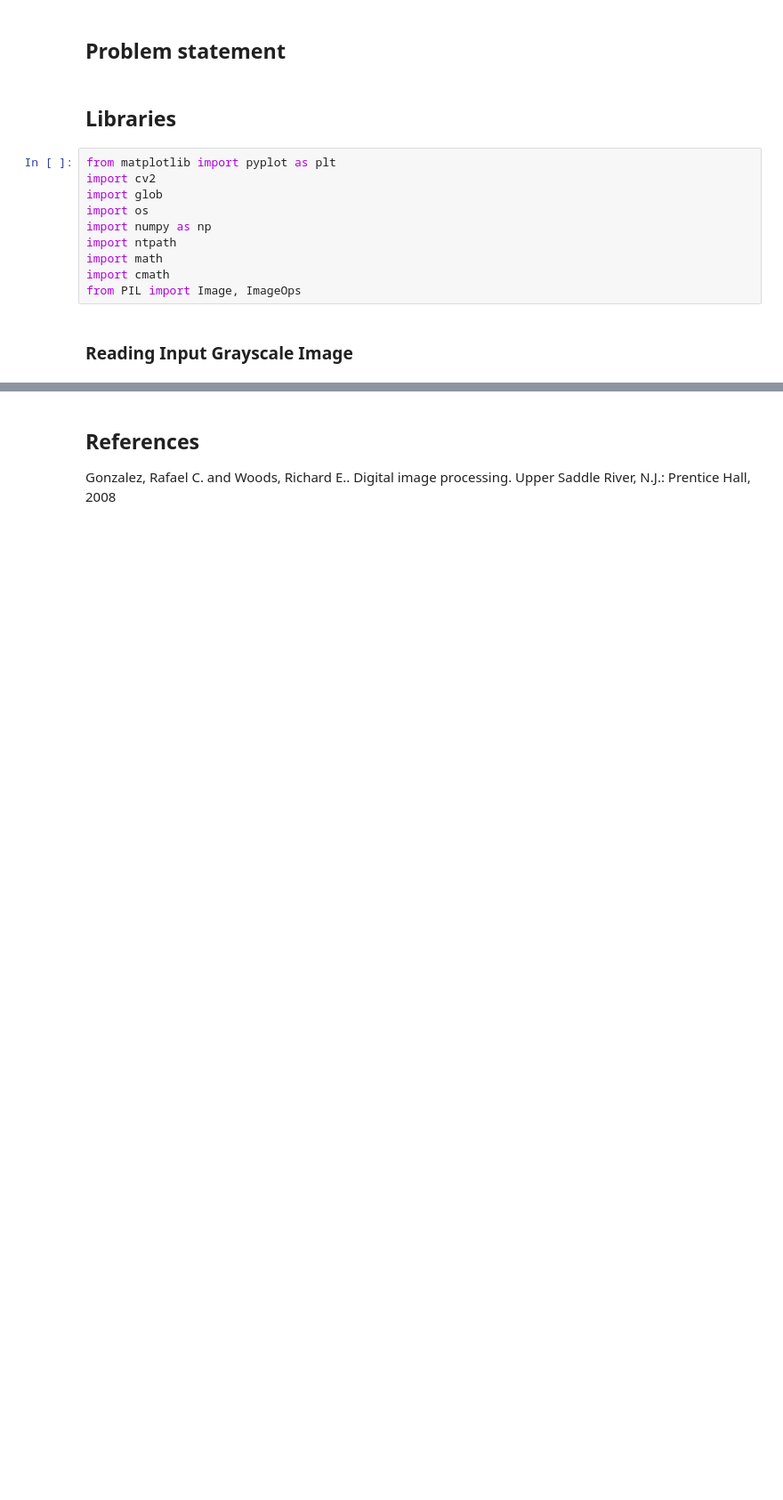
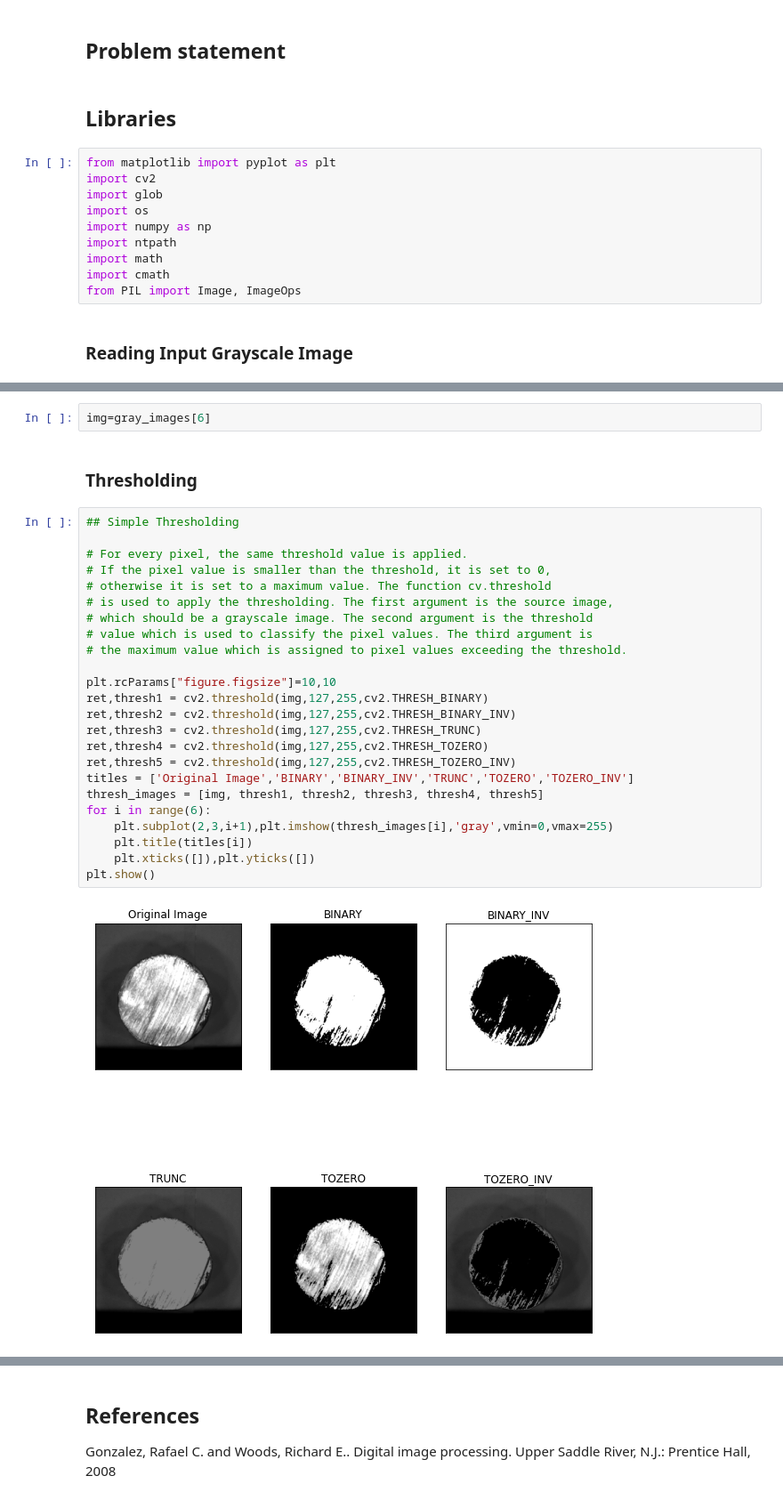
Before and after one commit to rad-mit/CS5102-Digital-Image-Processing-Project, a Jupyter notebook: Project/DIP_Project.ipynb, the cells around one changed output, grey strips where cells are left out. Shown at 89% size. Saved outputs shown, nothing was run; the diff lists cells and outputs as text; blank space fills up the shorter version.

Commit message:
Added Thresholding

```diff
--- a/Project/DIP_Project.ipynb
+++ b/Project/DIP_Project.ipynb
@@ -63,0 +64,30 @@ No. of Images =  8
+# %%
+img=gray_images[6]
+# %% [markdown]
+### Thresholding
+# %%
+## Simple Thresholding
+
+# For every pixel, the same threshold value is applied.
+# If the pixel value is smaller than the threshold, it is set to 0,
+# otherwise it is set to a maximum value. The function cv.threshold
+# is used to apply the thresholding. The first argument is the source image,
+# which should be a grayscale image. The second argument is the threshold
+# value which is used to classify the pixel values. The third argument is
+# the maximum value which is assigned to pixel values exceeding the threshold.
+
+plt.rcParams["figure.figsize"]=10,10
+ret,thresh1 = cv2.threshold(img,127,255,cv2.THRESH_BINARY)
+ret,thresh2 = cv2.threshold(img,127,255,cv2.THRESH_BINARY_INV)
+ret,thresh3 = cv2.threshold(img,127,255,cv2.THRESH_TRUNC)
+ret,thresh4 = cv2.threshold(img,127,255,cv2.THRESH_TOZERO)
+ret,thresh5 = cv2.threshold(img,127,255,cv2.THRESH_TOZERO_INV)
+titles = ['Original Image','BINARY','BINARY_INV','TRUNC','TOZERO','TOZERO_INV']
+thresh_images = [img, thresh1, thresh2, thresh3, thresh4, thresh5]
+for i in range(6):
+    plt.subplot(2,3,i+1),plt.imshow(thresh_images[i],'gray',vmin=0,vmax=255)
+    plt.title(titles[i])
+    plt.xticks([]),plt.yticks([])
+plt.show()
+# %% [output]
+[figure, added]
```
Also changed, not shown: parts of 4 cells of this notebook.
